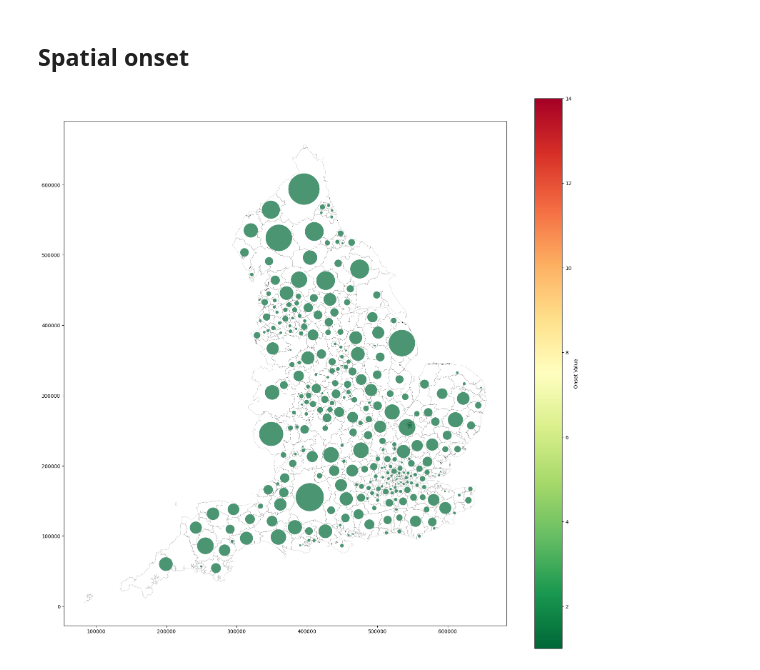
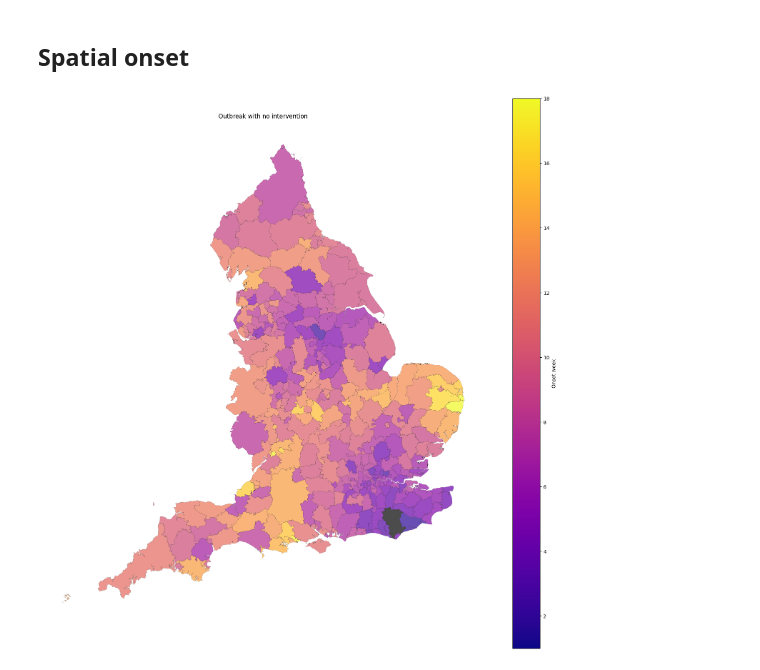
Before and after one commit to joel-winterton/Contagion, a Jupyter notebook: Full simulation.ipynb, the cells around one changed output. Drawn from its saved outputs; the diff is of its cells as text; code cells hidden in the pictures.

Commit message:
Normalisation fix and spatial colormap change

```diff
--- a/Full simulation.ipynb
+++ b/Full simulation.ipynb
@@ -319,22 +324,27 @@ lads['centroid'] = lads.centroid
 lads['circle'] = lads.centroid.buffer(lads['radius'])
 # %%
 def spatial_plot(simulation, map):
+    week_to_truncate_at = 18
+
     fig, ax = plt.subplots(figsize=(20, 20))
-    week_to_truncate_at = 14
     map['onset'] = simulation.onset_times
-    map['onset'] = map['onset'].apply(lambda x: x//7 + 1 if x<week_to_truncate_at else week_to_truncate_at)
+
+    map['onset'] = map['onset'].apply(lambda x: x/7 + 1 if x<=week_to_truncate_at*7 else week_to_truncate_at)
+
     norm = mcolors.Normalize(vmin=lads['onset'].min(), vmax=week_to_truncate_at)
-    cmap = colormaps['RdYlGn_r']
+    cmap = colormaps['plasma']
     map['color'] = map['onset'].apply(lambda x: cmap(norm(x)))
-
+    map.at[seed_patch, 'color'] = (0., 0.0, 0.0, 1.)
     map.boundary.plot(ax=ax, color="black", linewidth=0.1)
-    map.set_geometry('circle').plot(ax=ax, color=lads['color'], alpha=0.7)
+    map.plot(ax=ax, color=lads['color'], alpha=0.7)
     sm = plt.cm.ScalarMappable(cmap=cmap, norm=norm)
     sm.set_array([])  # Only needed for the colorbar
     cbar = fig.colorbar(sm, ax=ax)
-    cbar.set_label('Onset Value')
+    ax.set_axis_off()
+    cbar.set_label('Onset week')
+
+    plt.title('Outbreak with no intervention')
     plt.show()
+spatial_plot(infections, lads)
+# %% [output]
+[figure, added]
-# %%
-spatial_plot(infections, lads)
-# %% [output]
-[figure, removed]
```
Also changed, not shown: parts of 9 cells of this notebook.
